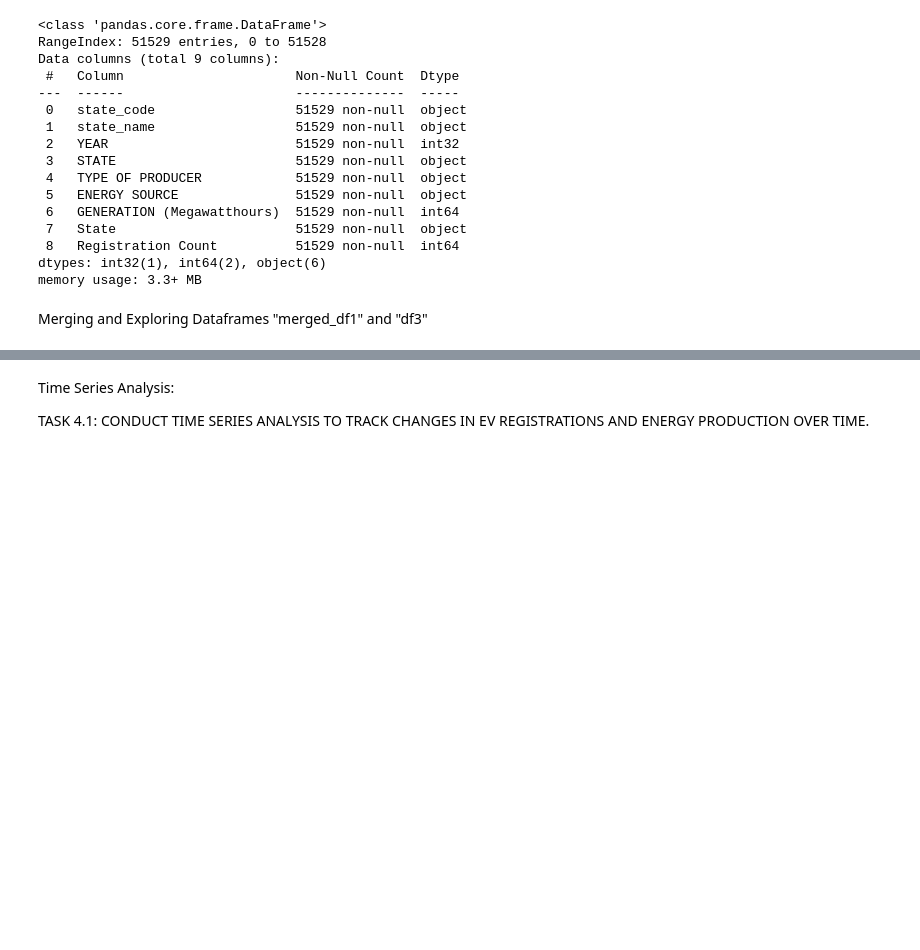
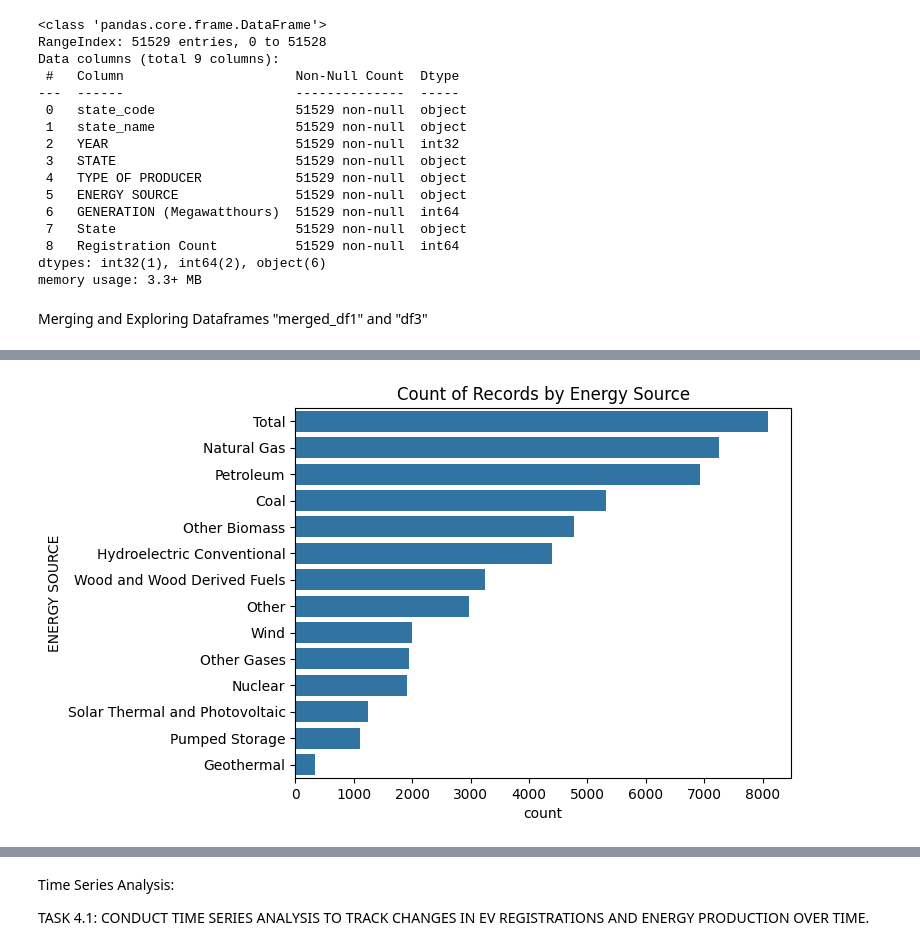
Before and after one commit to Yogesh123-tech/Capstone-EV-Energy-Forecasting, a Jupyter notebook: capstone.ipynb, the cells around one changed output, grey strips where cells are left out. Cells and saved outputs as stored; diff of their text form; code cells hidden in the pictures; blank space fills up the shorter version.

```diff
--- a/capstone.ipynb
+++ b/capstone.ipynb
@@ -276,0 +320,7 @@ GENERATION (Megawatthours)            0.162206                    1.000000
+# %%
+
+sns.countplot(data=merged_df2, y='ENERGY SOURCE', order=merged_df2['ENERGY SOURCE'].value_counts().index)
+plt.title("Count of Records by Energy Source")
+plt.show()
+# %% [output]
+[figure, added]
```
Also changed, not shown: parts of 36 cells of this notebook.
